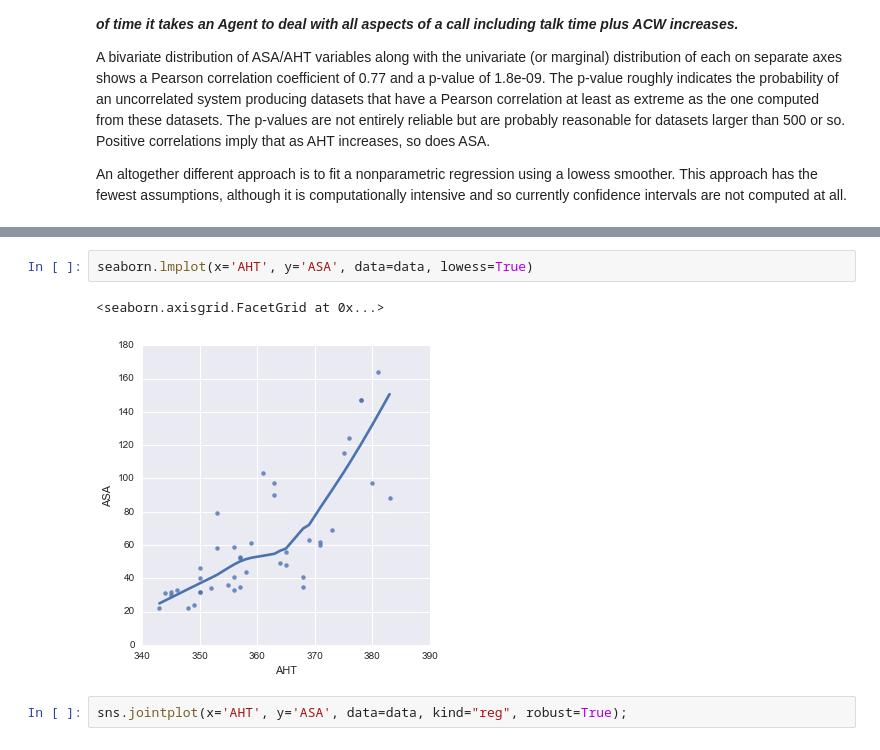
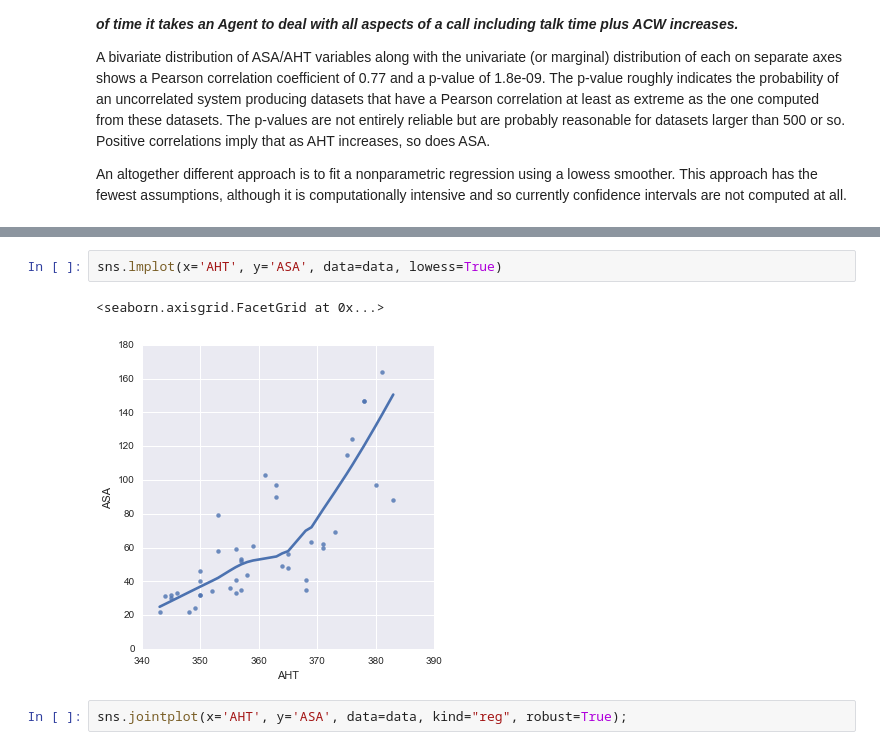
Before and after one commit to ChrisRucker/Samples, a Jupyter notebook: FSC.ipynb, the cells around one changed output, grey strips where cells are left out. Drawn from its saved outputs; the diff is of its cells as text.

```diff
--- a/FSC.ipynb
+++ b/FSC.ipynb
@@ -40,10 +38,10 @@ seaborn.lmplot(x='AHT', y='ASA', data=data, robust=True)
 <seaborn.axisgrid.FacetGrid at 0x...>
 [figure]
 # %%
-seaborn.lmplot(x='AHT', y='ASA', data=data, lowess=True)
+sns.lmplot(x='AHT', y='ASA', data=data, lowess=True)
 # %% [output]
 <seaborn.axisgrid.FacetGrid at 0x...>
-[figure, old version]
+[figure, new version]
 # %%
 sns.jointplot(x='AHT', y='ASA', data=data, kind="reg", robust=True);
 # %% [output]
```
Also changed, not shown: parts of 6 cells of this notebook.
